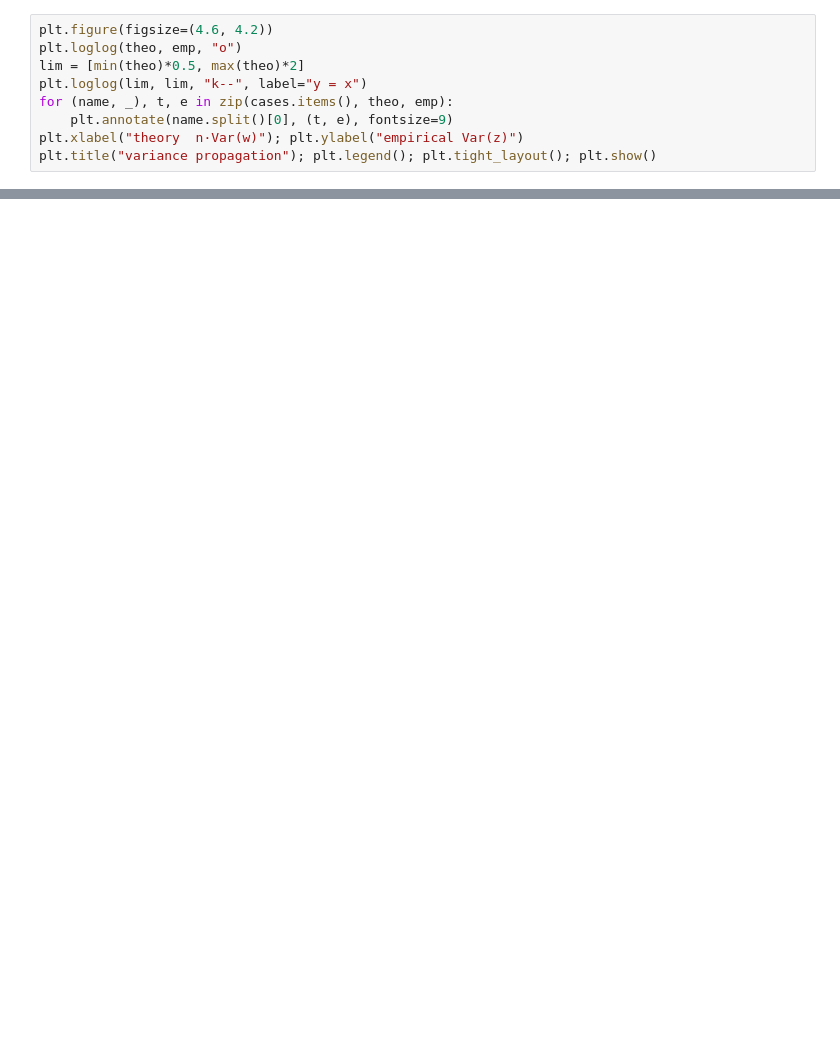
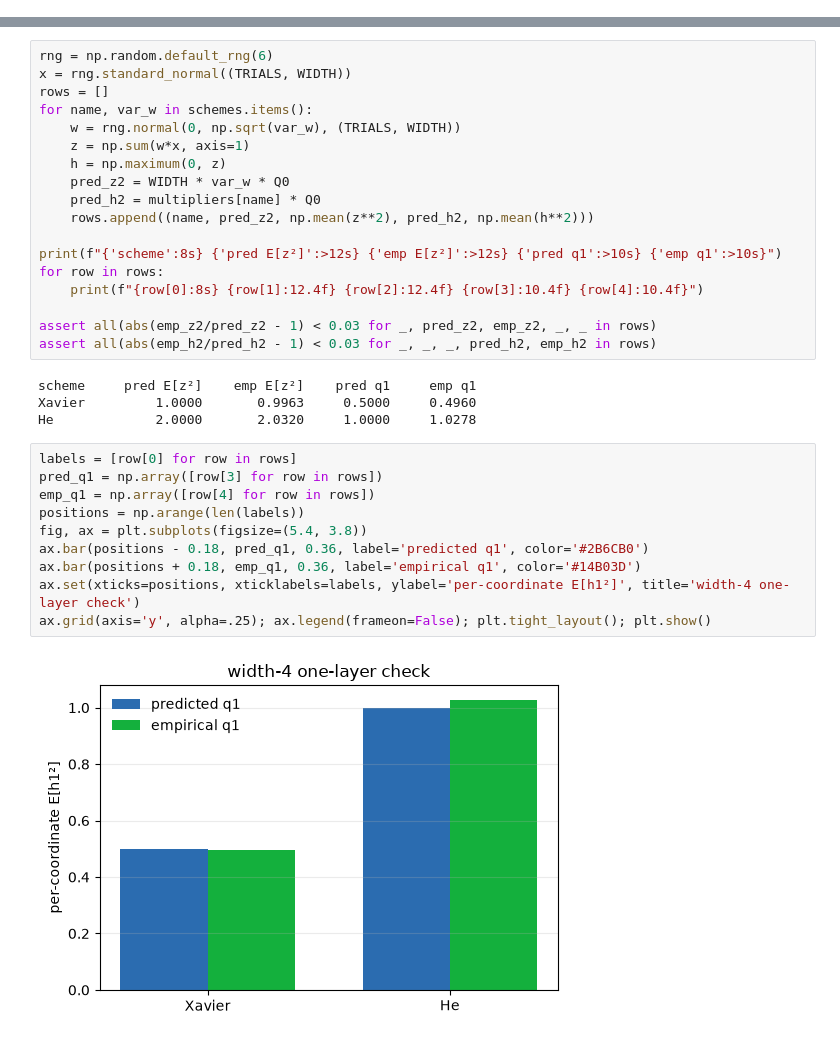
Before and after one commit to nipunbatra/dl-teaching, a Jupyter notebook: notebooks/L06/02_variance_propagation.ipynb, the cells around one changed output, grey strips where cells are left out. Drawn from its saved outputs; the diff is of its cells as text; blank space fills up the shorter version.

```diff
--- a/notebooks/L06/02_variance_propagation.ipynb
+++ b/notebooks/L06/02_variance_propagation.ipynb
@@ -43,9 +0,0 @@ D  He     2/n           0.02000            2.000        1.954
-# %%
-plt.figure(figsize=(4.6, 4.2))
-plt.loglog(theo, emp, "o")
-lim = [min(theo)*0.5, max(theo)*2]
-plt.loglog(lim, lim, "k--", label="y = x")
-for (name, _), t, e in zip(cases.items(), theo, emp):
-    plt.annotate(name.split()[0], (t, e), fontsize=9)
-plt.xlabel("theory  n·Var(w)"); plt.ylabel("empirical Var(z)")
-plt.title("variance propagation"); plt.legend(); plt.tight_layout(); plt.show()
@@ -59,0 +55,34 @@ plt.title("variance propagation"); plt.legend(); plt.tight_layout(); plt.show()
+# %%
+rng = np.random.default_rng(6)
+x = rng.standard_normal((TRIALS, WIDTH))
+rows = []
+for name, var_w in schemes.items():
+    w = rng.normal(0, np.sqrt(var_w), (TRIALS, WIDTH))
+    z = np.sum(w*x, axis=1)
+    h = np.maximum(0, z)
+    pred_z2 = WIDTH * var_w * Q0
+    pred_h2 = multipliers[name] * Q0
+    rows.append((name, pred_z2, np.mean(z**2), pred_h2, np.mean(h**2)))
+
+print(f"{'scheme':8s} {'pred E[z²]':>12s} {'emp E[z²]':>12s} {'pred q1':>10s} {'emp q1':>10s}")
+for row in rows:
+    print(f"{row[0]:8s} {row[1]:12.4f} {row[2]:12.4f} {row[3]:10.4f} {row[4]:10.4f}")
+
+assert all(abs(emp_z2/pred_z2 - 1) < 0.03 for _, pred_z2, emp_z2, _, _ in rows)
+assert all(abs(emp_h2/pred_h2 - 1) < 0.03 for _, _, _, pred_h2, emp_h2 in rows)
+# %% [output]
+scheme     pred E[z²]    emp E[z²]    pred q1     emp q1
+Xavier         1.0000       0.9963     0.5000     0.4960
+He             2.0000       2.0320     1.0000     1.0278
+# %%
+labels = [row[0] for row in rows]
+pred_q1 = np.array([row[3] for row in rows])
+emp_q1 = np.array([row[4] for row in rows])
+positions = np.arange(len(labels))
+fig, ax = plt.subplots(figsize=(5.4, 3.8))
+ax.bar(positions - 0.18, pred_q1, 0.36, label='predicted q1', color='#2B6CB0')
+ax.bar(positions + 0.18, emp_q1, 0.36, label='empirical q1', color='#14B03D')
+ax.set(xticks=positions, xticklabels=labels, ylabel='per-coordinate E[h1²]', title='width-4 one-layer check')
+ax.grid(axis='y', alpha=.25); ax.legend(frameon=False); plt.tight_layout(); plt.show()
+# %% [output]
+[figure, added]
```
Also changed, not shown: parts of 13 cells of this notebook, 7 other files.
